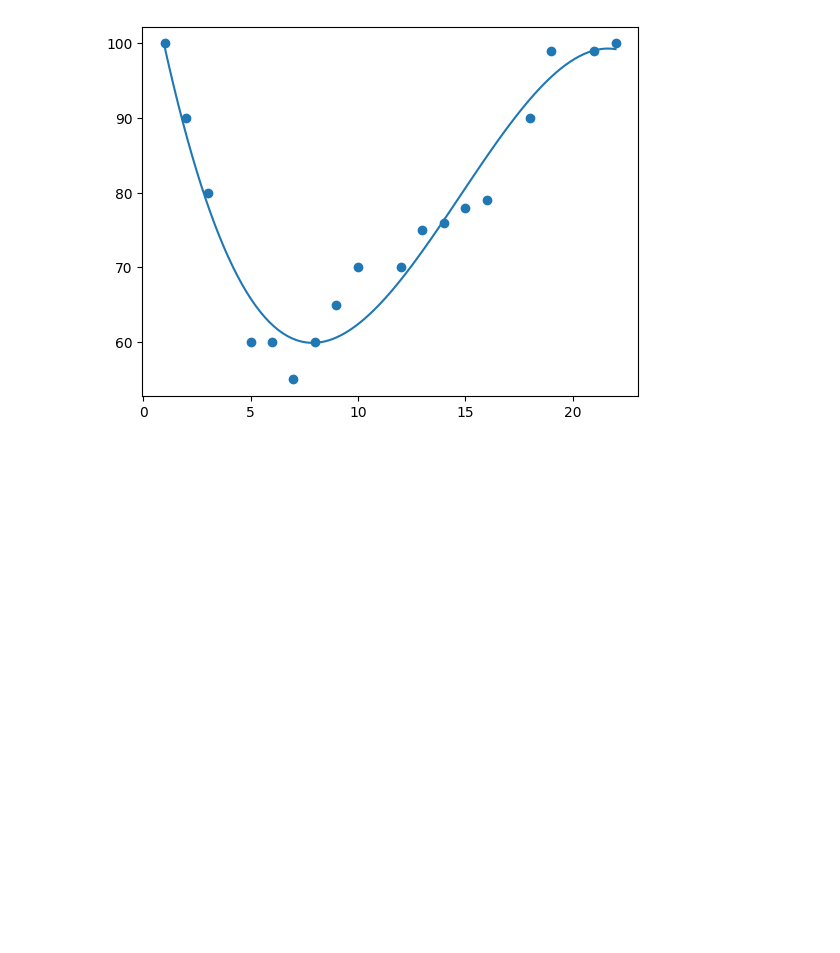
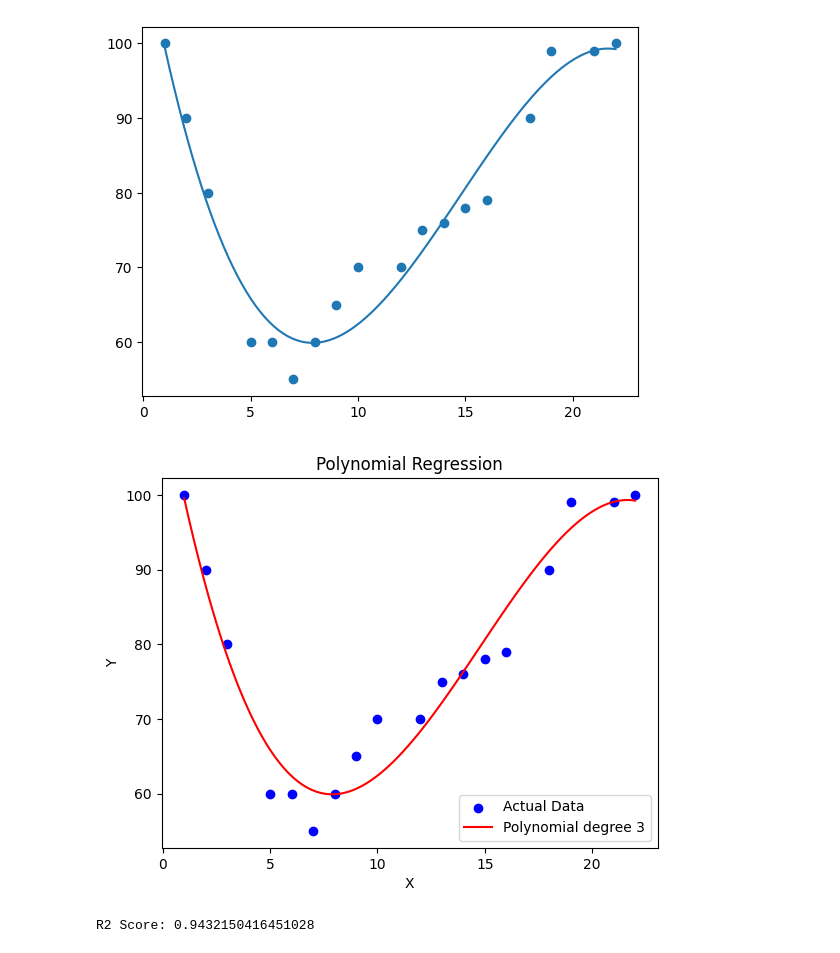
Before and after one commit to Mashrumihir/Al-ML--Workshop-, a Jupyter notebook: Regression.ipynb, the cells around one changed output. Cells and saved outputs as stored; diff of their text form; code cells hidden in the pictures; blank space fills up the shorter version.

```diff
--- a/Regression.ipynb
+++ b/Regression.ipynb
@@ -156,5 +156,38 @@ plt.show()
 # %%
 import numpy as np
 import matplotlib.pyplot as plt
 from sklearn.preprocessing import PolynomialFeatures
 from sklearn.linear_model import LinearRegression
+
+#Convert to numpy arrays
+x = np.array(x).reshape(-1, 1)
+y = np.array(y)
+
+#Create polynomial features(change degreeif needed)
+dregree = 3
+poly = PolynomialFeatures(degree=dregree)
+x_poly = poly.fit_transform(x)
+
+#Train Model
+model = LinearRegression()
+model.fit(x_poly, y)
+
+# Create smooth curve from plotting
+x_plot = np.linspace(min(x), max(x), 100).reshape(-1, 1)
+x_range_poly = poly.transform(x_plot)
+y_pred = model.predict(x_range_poly)
+
+#Plot
+plt.scatter(x, y, color='blue',label='Actual Data')
+plt.plot(x_plot, y_pred, color='red', label=f'Polynomial degree {dregree}')
+plt.xlabel('X')
+plt.ylabel('Y')
+plt.legend()
+plt.title('Polynomial Regression')
+plt.show()
+
+#Model Score
+print("R2 Score:", model.score(x_poly, y))
+# %% [output]
+[figure, added]
+R2 Score: 0.9432150416451028
```
